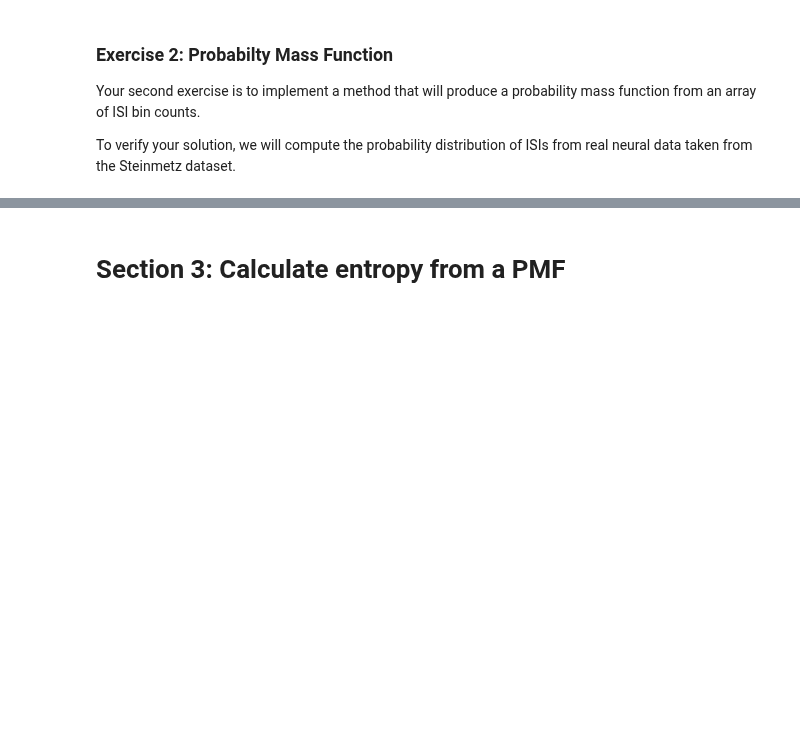
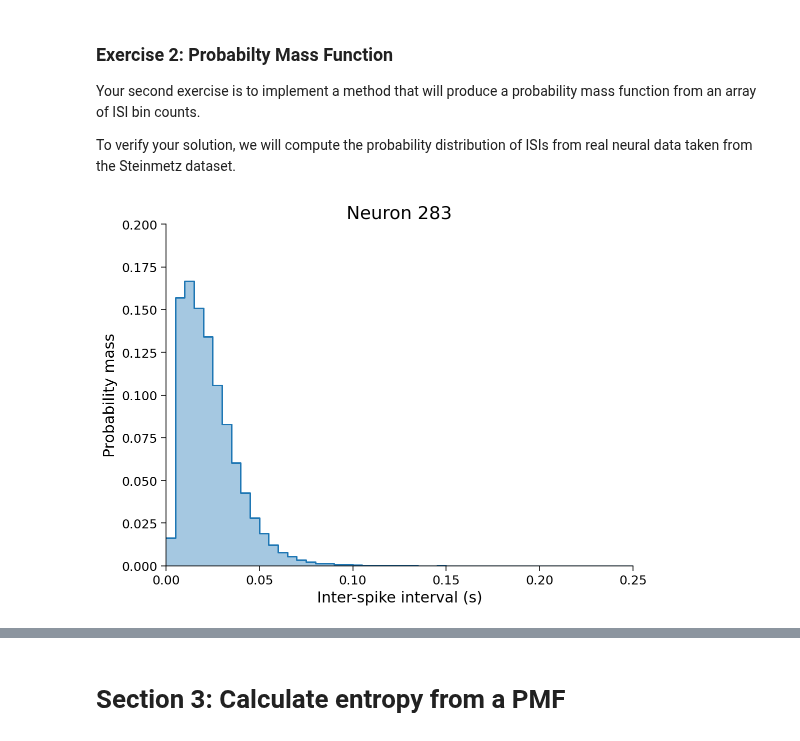
Before and after one commit to Benorli/course-content, a Jupyter notebook: tutorials/W1D1_ModelTypes/W1D1_Tutorial3.ipynb, the cells around one changed output, grey strips where cells are left out. Cells and saved outputs as stored; diff of their text form; code cells hidden in the pictures; blank space fills up the shorter version.

```diff
--- a/tutorials/W1D1_ModelTypes/W1D1_Tutorial3.ipynb
+++ b/tutorials/W1D1_ModelTypes/W1D1_Tutorial3.ipynb
@@ -349,19 +365,18 @@ bins = np.linspace(*isi_range, n_bins + 1)
 counts, _ = np.histogram(isi, bins)
 # %%
 def pmf_from_counts(counts):
-  """Given counts, normalize by the total to estimate probabilities."""
-  ###########################################################################
-  # Exercise: Compute the PMF. Remove the next line to test your function
-  raise NotImplementedError("Student excercise: compute the PMF from ISI counts")
-  ###########################################################################
+    """Given counts, normalize by the total to estimate probabilities."""
 
-  pmf = ...
+    pmf = counts/np.sum(counts)
 
-  return pmf
+    return pmf
+
 
 # Uncomment when ready to test your function
-# pmf = pmf_from_counts(counts)
-# plot_pmf(pmf,isi_range)
+pmf = pmf_from_counts(counts)
+plot_pmf(pmf,isi_range)
+# %% [output]
+[figure, added]
 # %%
 # to_remove solution
 def pmf_from_counts(counts):
```
Also changed, not shown: parts of 6 cells of this notebook.
